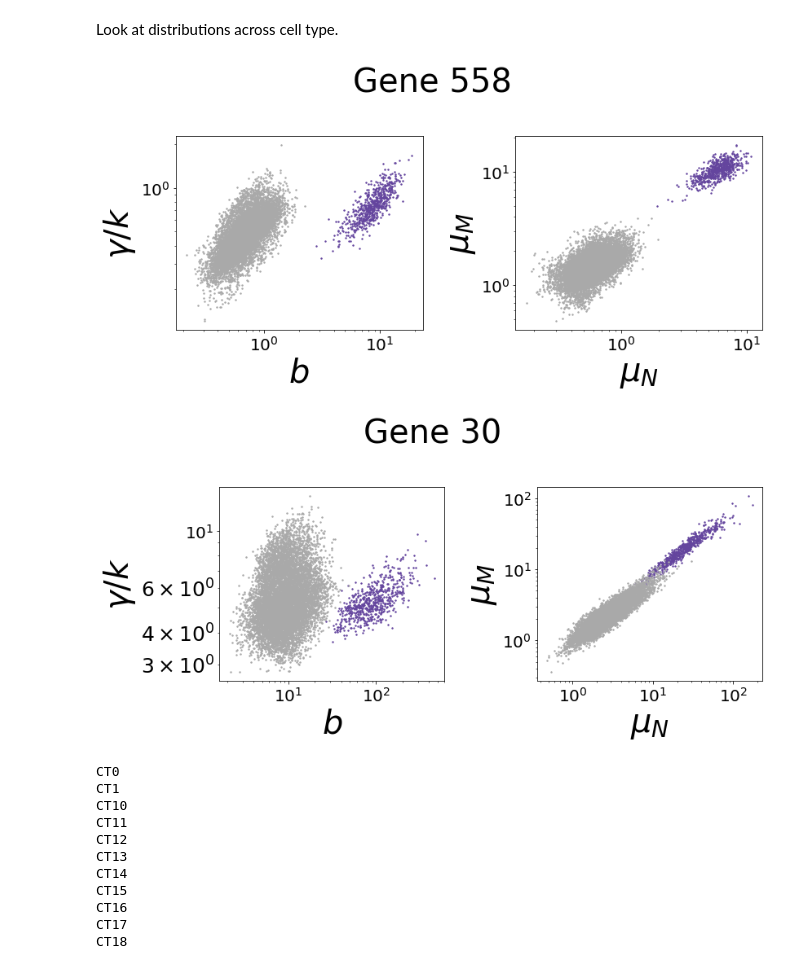
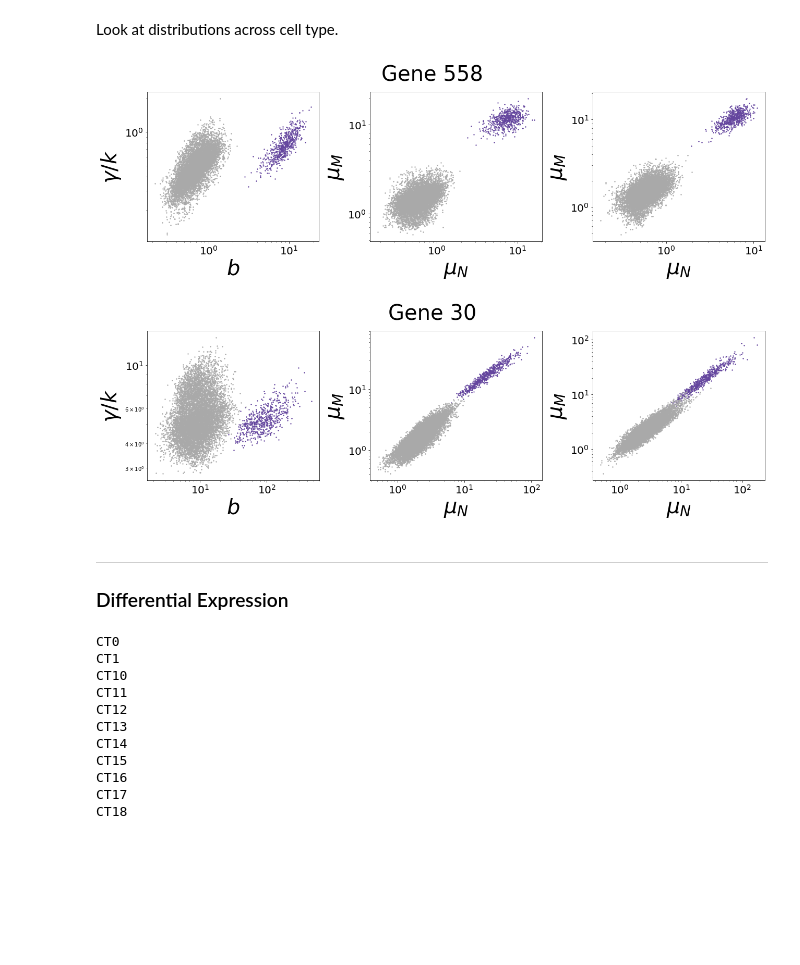
Before and after one commit to pachterlab/CGCCP_2023, a Jupyter notebook: Code/Notebooks/Analysis5_Simulated_Distributions.ipynb, the cells around one changed output. Drawn from its saved outputs; the diff is of its cells as text; code cells hidden in the pictures; blank space fills up the shorter version.

```diff
--- a/Code/Notebooks/Analysis5_Simulated_Distributions.ipynb
+++ b/Code/Notebooks/Analysis5_Simulated_Distributions.ipynb
@@ -263,7 +263,7 @@ xmax = 20
 ymin = 0
 ymax = 40
 
-fs = 40
+fs = 38
 
 setups_to_compare = ['Bursty-10-NAS_SHAPE','scVI-10-NAS_SHAPE']
 setup_name_change = {'scVI-10-NAS_SHAPE':'scVI','Bursty-10-NAS_SHAPE': 'biVI','TRUE':'True'}
@@ -273,7 +273,7 @@ fig, axes = plt.subplots(1,4,figsize=(20,5))
 
 
 ax = axes[0]
-ax.set_title('True',fontsize=fs)
+ax.set_title('Ground Truth',fontsize=fs)
 
 ax = axes[0]
 
@@ -315,5 +315,5 @@ for i,setup in enumerate(setups_to_compare):
 
 plt.tight_layout()
 
-#plt.savefig(f'../../results/{name}_figs/distribution_gene{gene_name}_ct{cell_type}.png',bbox_inches = 'tight')
+plt.savefig(f'../../results/{name}_figs/distribution_gene{gene}_ct{cell_type}.png',bbox_inches = 'tight')
 # %% [output]
@@ -374,7 +374,7 @@ cell_type = unique_ct[ct]
 
 
 
-fig, ax = plt.subplots(1,2, figsize = (12,6))
+fig, ax = plt.subplots(1,3, figsize = (18,6))
 for i,cell_type in enumerate(unique_ct):
     N = int(len(results_dict[setup]['params']['mean'][0,:])/2)
     mu1 = results_dict[setup]['params']['mean'][cell_types==cell_type,gene]
@@ -401,36 +401,46 @@ for i,cell_type in enumerate(unique_ct):
     else:
             color = 'darkgray'
             z_order = -1
 
 
     ax[0].scatter(b,gamma,s=2,label=f'{cell_type}',color=color)
 #     if i == ct:
 #         ax[0].scatter(b_true,gamma_true,s=400,marker='*',color='k')
     ax[0].set_ylabel('$\gamma/k$',fontsize = fs)
     ax[0].set_xlabel('$b$', fontsize = fs)
     ax[0].set_xscale('log')
     ax[0].set_yscale('log')
     #ax[0].grid(visible= True)
     ax[0].tick_params(labelsize = 20)
 
-    ax[1].scatter(mu1_scVI,mu2_scVI,s=2,label=f'{cell_type}',color=color)
+    ax[1].scatter(mu1,mu2,s=2,label=f'{cell_type}',color=color)
 #     if i == ct:
 #      plt.scatter(b_true,gamma_true,s=400,marker='*',color='k')
     ax[1].set_xlabel('$\mu_N$', fontsize = fs)
     ax[1].set_ylabel('$\mu_M$',fontsize = fs)
     ax[1].set_xscale('log')
     ax[1].set_yscale('log')
     #ax[1].grid(visible= True)
     ax[1].tick_params(labelsize = 20)
 
+    ax[2].scatter(mu1_scVI,mu2_scVI,s=2,label=f'{cell_type}',color=color)
+#     if i == ct:
+#      plt.scatter(b_true,gamma_true,s=400,marker='*',color='k')
+    ax[2].set_xlabel('$\mu_N$', fontsize = fs)
+    ax[2].set_ylabel('$\mu_M$',fontsize = fs)
+    ax[2].set_xscale('log')
+    ax[2].set_yscale('log')
+    #ax[1].grid(visible= True)
+    ax[2].tick_params(labelsize = 20)
+
 
 #plt.legend(loc='center right',bbox_to_anchor=(1.5, 0.5),fontsize = 11.5,markerscale=4.)
 plt.suptitle(f'Gene {gene_name}',fontsize = fs_title)
 plt.tight_layout()
 
-#plt.savefig(f'../../results/{name}_figs/params_gene{gene_name}.png',bbox_inches = 'tight')
+plt.savefig(f'../../results/{name}_figs/params_gene{gene_name}.png',bbox_inches = 'tight')
 # %% [output]
-[figure, old version]
+[figure, new version]
 # %%
 ct = 0
 cell_type = unique_ct[ct]
@@ -441,7 +451,7 @@ gene_name = str(gene)
 setup = 'Bursty-10-NAS_SHAPE'
 model = 'bursty'
 
-fig, ax = plt.subplots(1,2, figsize = (12,6))
+fig, ax = plt.subplots(1,3, figsize = (18,6))
 plt.xticks(fontsize=25)
 plt.yticks(fontsize=25)
 for i,cell_type in enumerate(unique_ct):
@@ -484,8 +494,7 @@ for i,cell_type in enumerate(unique_ct):
     #ax[0].grid(visible= True)
     ax[0].tick_params(labelsize = 20)
 
-
-    ax[1].scatter(mu1_scVI,mu2_scVI,s=2,label=f'{cell_type}',color=color)
+    ax[1].scatter(mu1,mu2,s=2,label=f'{cell_type}',color=color)
 #     if i == ct:
 #      plt.scatter(b_true,gamma_true,s=400,marker='*',color='k')
     ax[1].set_xlabel('$\mu_N$', fontsize = fs)
@@ -495,13 +504,28 @@ for i,cell_type in enumerate(unique_ct):
     #ax[1].grid(visible= True)
     ax[1].tick_params(labelsize = 20)
 
+
+    ax[2].scatter(mu1_scVI,mu2_scVI,s=2,label=f'{cell_type}',color=color)
+#     if i == ct:
+#      plt.scatter(b_true,gamma_true,s=400,marker='*',color='k')
+    ax[2].set_xlabel('$\mu_N$', fontsize = fs)
+    ax[2].set_ylabel('$\mu_M$',fontsize = fs)
+    ax[2].set_xscale('log')
+    ax[2].set_yscale('log')
+    #ax[1].grid(visible= True)
+    ax[2].tick_params(labelsize = 20)
+
 #plt.legend(loc='center right',bbox_to_anchor=(1.5, 0.5),fontsize = 11.5,markerscale=4.)
 plt.suptitle(f'Gene {gene_name}',fontsize = fs_title)
 plt.tight_layout()
 
-#plt.savefig(f'../../results/{name}_figs/params_gene{gene_name}.png',bbox_inches = 'tight')
+plt.savefig(f'../../results/{name}_figs/params_gene{gene_name}.png',bbox_inches = 'tight')
 # %% [output]
-[figure, old version]
+[figure, new version]
+# %% [markdown]
+------
+
+### Differential Expression
 # %%
 #two sided test
 genes = adata.var['var_names'].tolist()[:2000] # only need to do once for each gene :)
```
Also changed, not shown: parts of 6 cells of this notebook, 2 other files.
